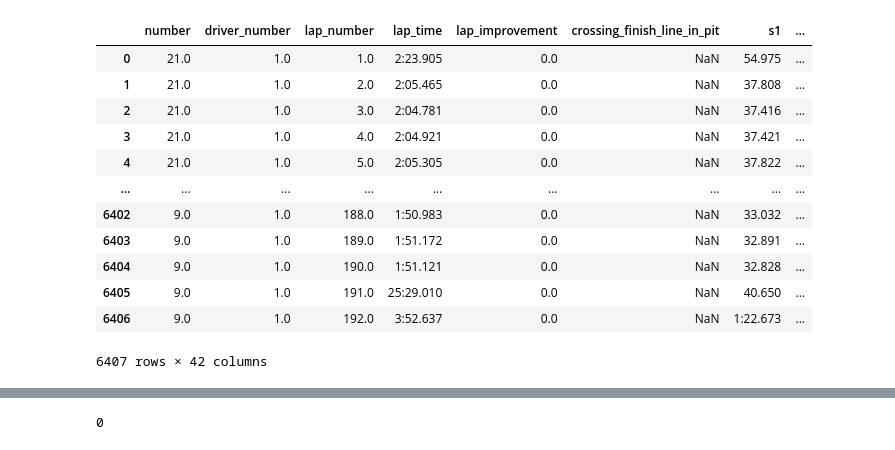
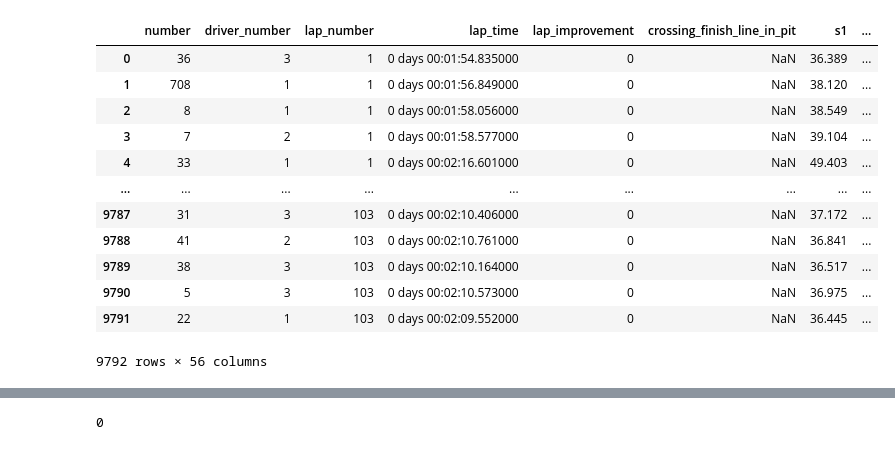
Before and after one commit to Razgrizaces/alkamel_stint_analyzer, a Jupyter notebook: add_file_to_dataset.ipynb, the cells around one changed output, grey strips where cells are left out. Saved outputs shown, nothing was run; the diff lists cells and outputs as text; code cells hidden in the pictures.

```diff
--- a/add_file_to_dataset.ipynb
+++ b/add_file_to_dataset.ipynb
@@ -24,17 +3,0 @@ fia_wec_data
-# %%
-fia_wec_data_2022 = fia_wec_data[fia_wec_data['season'] == "2022"].reset_index(drop=True)
-fia_wec_data_2022
-# %% [output]
-|  | number | driver_number | lap_number | lap_time | lap_improvement | crossing_finish_line_in_pit | s1 | ... |
-| 0 | 21.0 | 1.0 | 1.0 | 2:23.905 | 0.0 | NaN | 54.975 | ... |
-| 1 | 21.0 | 1.0 | 2.0 | 2:05.465 | 0.0 | NaN | 37.808 | ... |
-| 2 | 21.0 | 1.0 | 3.0 | 2:04.781 | 0.0 | NaN | 37.416 | ... |
-| 3 | 21.0 | 1.0 | 4.0 | 2:04.921 | 0.0 | NaN | 37.421 | ... |
-| 4 | 21.0 | 1.0 | 5.0 | 2:05.305 | 0.0 | NaN | 37.822 | ... |
-| ... | ... | ... | ... | ... | ... | ... | ... | ... |
-| 6402 | 9.0 | 1.0 | 188.0 | 1:50.983 | 0.0 | NaN | 33.032 | ... |
-| 6403 | 9.0 | 1.0 | 189.0 | 1:51.172 | 0.0 | NaN | 32.891 | ... |
-| 6404 | 9.0 | 1.0 | 190.0 | 1:51.121 | 0.0 | NaN | 32.828 | ... |
-| 6405 | 9.0 | 1.0 | 191.0 | 25:29.010 | 0.0 | NaN | 40.650 | ... |
-| 6406 | 9.0 | 1.0 | 192.0 | 3:52.637 | 0.0 | NaN | 1:22.673 | ... |
-6407 rows × 42 columns
@@ -44 +4,25 @@ new_data = pd.read_csv('data/2022_SPA_FRANCORCHAMPS.csv', index_col=0)
+# %%
+#this is to help me create a new pipeline for the fia_wec dataset
+#also shows how the data gets put into something usable.
+
+#this is currently the data that we're taking a look at, we're only really curious about 2022 since that's the lastest year.
+fia_wec_data = pd.read_csv("2012-2022_FIA_WEC_FULL_LAP_DATA.csv", index_col=0)
+#have to map the season to str bc of the way it displays.
+fia_wec_data.season = fia_wec_data.season.map(str)
+fia_wec_data_2022 = fia_wec_data[fia_wec_data['season'] == "2022"].reset_index(drop=True)
+fia_wec_data_2022
+# %% [output]
+|  | number | driver_number | lap_number | lap_time | lap_improvement | crossing_finish_line_in_pit | s1 | ... |
+| 0 | 36 | 3 | 1 | 0 days 00:01:54.835000 | 0 | NaN | 36.389 | ... |
+| 1 | 708 | 1 | 1 | 0 days 00:01:56.849000 | 0 | NaN | 38.120 | ... |
+| 2 | 8 | 1 | 1 | 0 days 00:01:58.056000 | 0 | NaN | 38.549 | ... |
+| 3 | 7 | 2 | 1 | 0 days 00:01:58.577000 | 0 | NaN | 39.104 | ... |
+| 4 | 33 | 1 | 1 | 0 days 00:02:16.601000 | 0 | NaN | 49.403 | ... |
+| ... | ... | ... | ... | ... | ... | ... | ... | ... |
+| 9787 | 31 | 3 | 103 | 0 days 00:02:10.406000 | 0 | NaN | 37.172 | ... |
+| 9788 | 41 | 2 | 103 | 0 days 00:02:10.761000 | 0 | NaN | 36.841 | ... |
+| 9789 | 38 | 3 | 103 | 0 days 00:02:10.164000 | 0 | NaN | 36.517 | ... |
+| 9790 | 5 | 3 | 103 | 0 days 00:02:10.573000 | 0 | NaN | 36.975 | ... |
+| 9791 | 22 | 1 | 103 | 0 days 00:02:09.552000 | 0 | NaN | 36.445 | ... |
+9792 rows × 56 columns
 # %%
```
Also changed, not shown: parts of 34 cells of this notebook, 6 other files.
